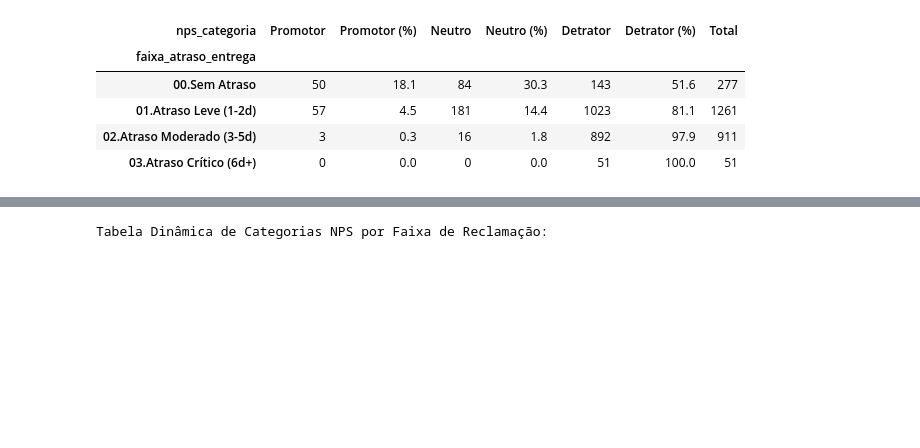
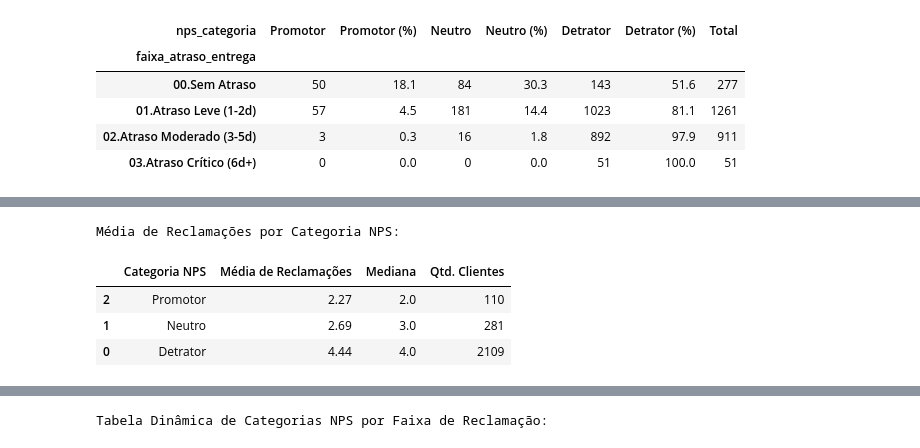
Before and after one commit to postechfiap018-ctrl/TECH_CHALLENGE_FASE1, a Jupyter notebook: EDA_TECHALLENGE_FASE1.ipynb, the cells around one changed output, grey strips where cells are left out. Drawn from its saved outputs; the diff is of its cells as text; code cells hidden in the pictures; blank space fills up the shorter version.

```diff
--- a/EDA_TECHALLENGE_FASE1.ipynb
+++ b/EDA_TECHALLENGE_FASE1.ipynb
@@ -373,0 +392,18 @@ Tabela Dinâmica de NPS por Faixa de Atraso na Entrega:
+# %%
+# Tabela de média de quantidade de reclamações por categoria NPS
+tabela_reclamacao_nps = df.groupby('nps_categoria')['complaints_count'].agg(['mean', 'median', 'count']).reset_index()
+tabela_reclamacao_nps.columns = ['Categoria NPS', 'Média de Reclamações', 'Mediana', 'Qtd. Clientes']
+
+# Ordenar as categorias para facilitar a análise
+ordem_nps = ['Promotor', 'Neutro', 'Detrator']
+tabela_reclamacao_nps['Categoria NPS'] = pd.Categorical(tabela_reclamacao_nps['Categoria NPS'], categories=ordem_nps, ordered=True)
+tabela_reclamacao_nps = tabela_reclamacao_nps.sort_values('Categoria NPS')
+
+print('Média de Reclamações por Categoria NPS:')
+display(tabela_reclamacao_nps.round(2))
+# %% [output]
+Média de Reclamações por Categoria NPS:
+|  | Categoria NPS | Média de Reclamações | Mediana | Qtd. Clientes |
+| 2 | Promotor | 2.27 | 2.0 | 110 |
+| 1 | Neutro | 2.69 | 3.0 | 281 |
+| 0 | Detrator | 4.44 | 4.0 | 2109 |
```
Also changed, not shown: parts of 6 cells of this notebook.
